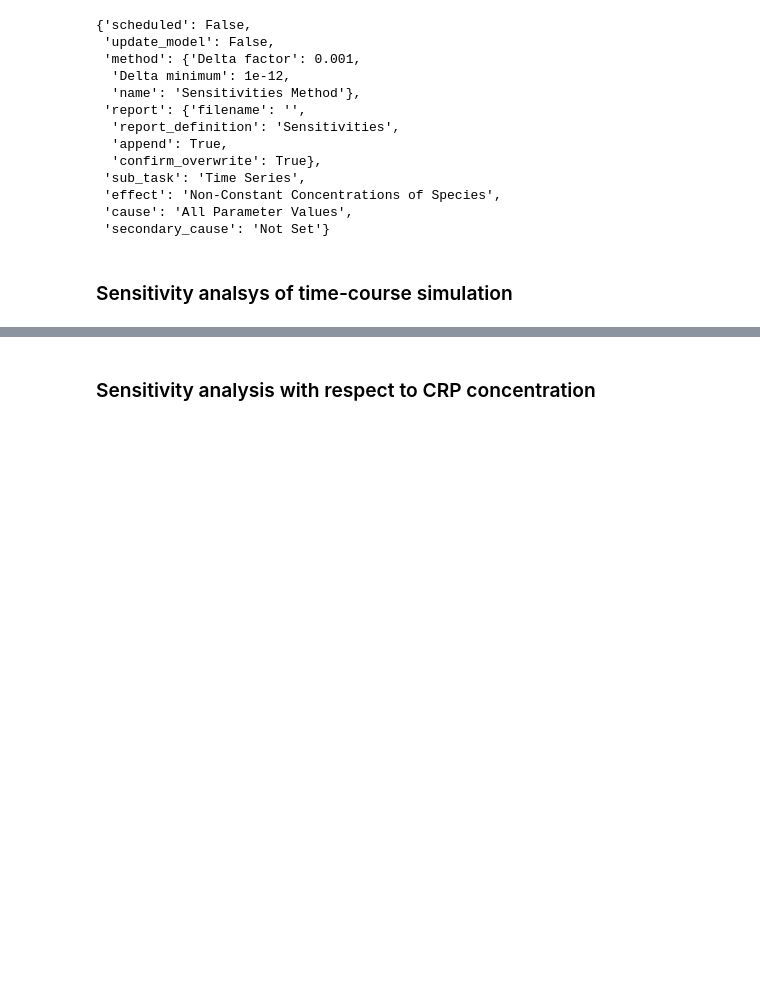
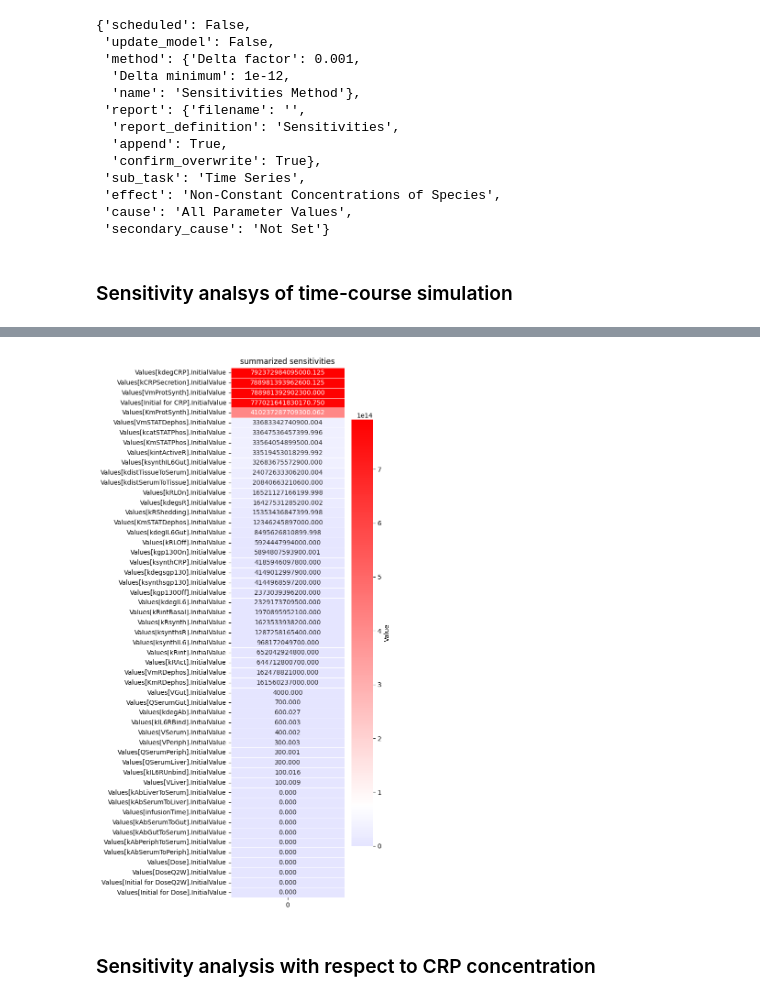
Before and after one commit to VirtualPatientEngine/AIAgents4Pharma, a Jupyter notebook: docs/notebooks/talk2biomodels/tutorial_sensitivity_analysis.ipynb, the cells around one changed output, grey strips where cells are left out. Saved outputs shown, nothing was run; the diff lists cells and outputs as text; code cells hidden in the pictures; blank space fills up the shorter version.

```diff
--- a/docs/notebooks/talk2biomodels/tutorial_sensitivity_analysis.ipynb
+++ b/docs/notebooks/talk2biomodels/tutorial_sensitivity_analysis.ipynb
@@ -309,3 +326,7 @@ basico.get_summarized_sensitivities().sort_values(by=0, ascending=False)
+# %%
+plot_sensitivity_heatmap(df, "summarized sensitivities")
+# %% [output]
+[figure, added]
 # %% [markdown]
 ### Sensitivity analysis with respect to CRP concentration
 # %%
```
Also changed, not shown: parts of 12 cells of this notebook.
